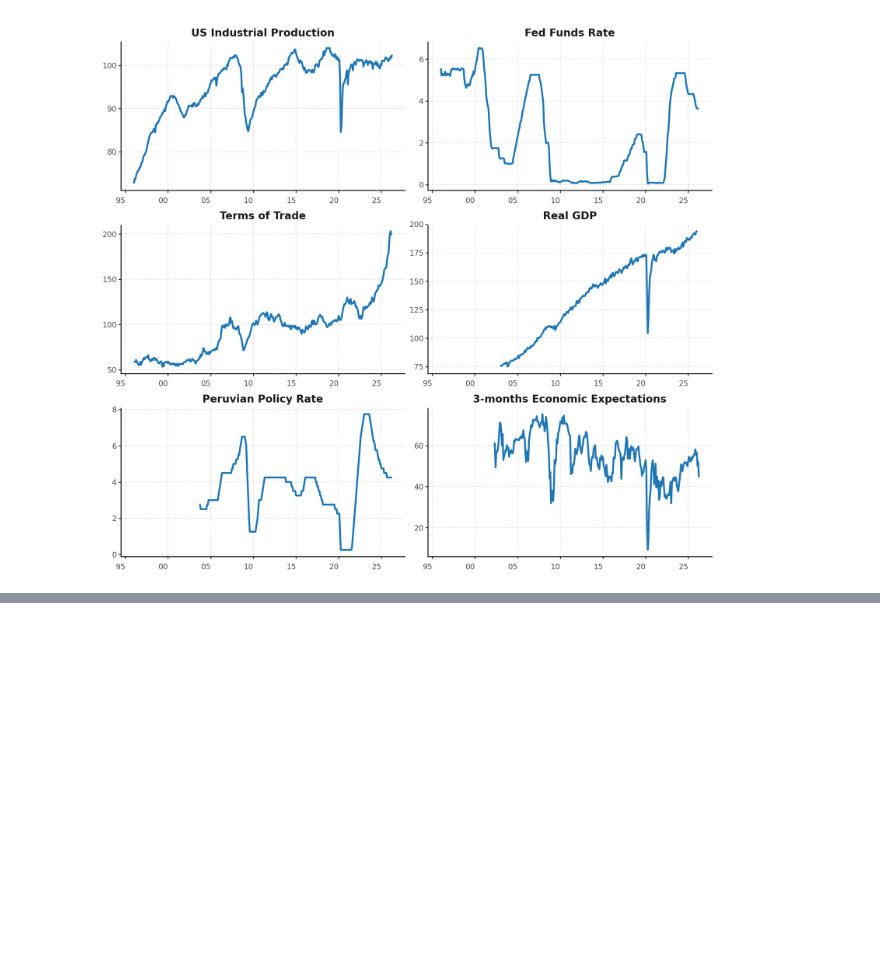
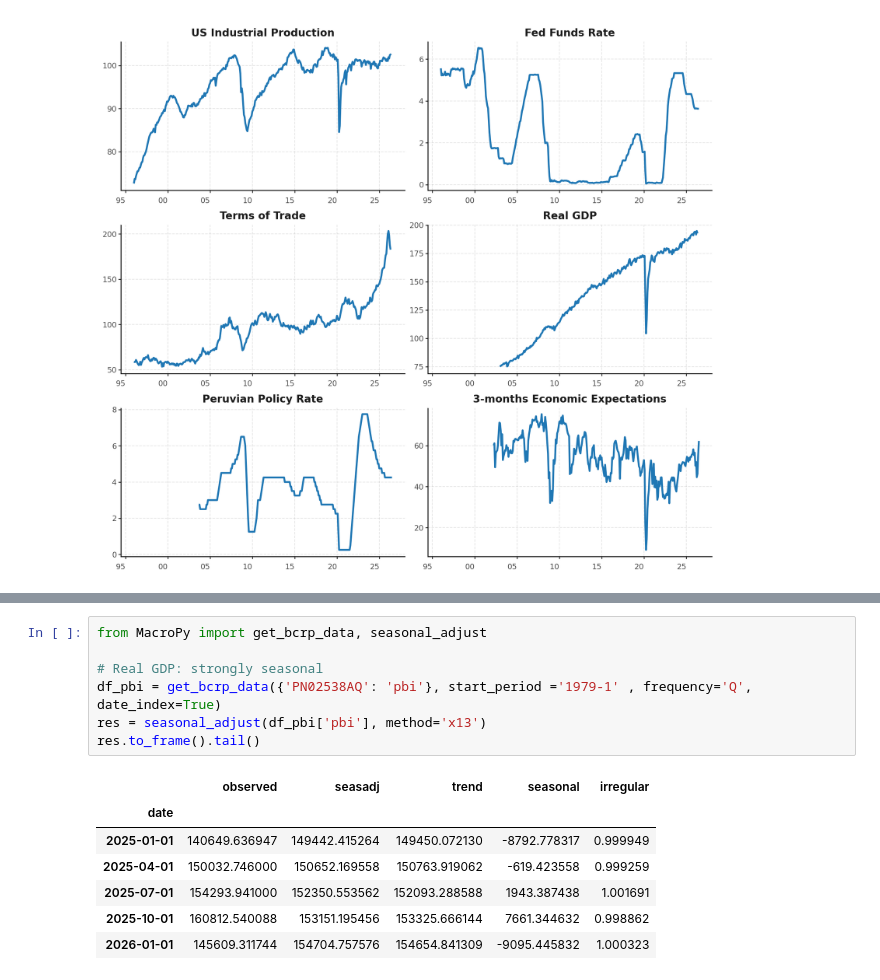
Before and after one commit to RenatoVassallo/MacroPy, a Jupyter notebook: tutorials/tutorial_api.ipynb, the cells around one changed output, grey strips where cells are left out. Saved outputs shown, nothing was run; the diff lists cells and outputs as text; blank space fills up the shorter version.

```diff
--- a/tutorials/tutorial_api.ipynb
+++ b/tutorials/tutorial_api.ipynb
@@ -82,0 +89,15 @@ generate_series_plot(yy=df_monthly[series_names], yy_dates=df_monthly["date"], s
+# %%
+from MacroPy import get_bcrp_data, seasonal_adjust
+
+# Real GDP: strongly seasonal
+df_pbi = get_bcrp_data({'PN02538AQ': 'pbi'}, start_period ='1979-1' , frequency='Q', date_index=True)
+res = seasonal_adjust(df_pbi['pbi'], method='x13')
+res.to_frame().tail()
+# %% [output]
+|  | observed | seasadj | trend | seasonal | irregular |
+| date |  |  |  |  |  |
+| 2025-01-01 | 140649.636947 | 149442.415264 | 149450.072130 | -8792.778317 | 0.999949 |
+| 2025-04-01 | 150032.746000 | 150652.169558 | 150763.919062 | -619.423558 | 0.999259 |
+| 2025-07-01 | 154293.941000 | 152350.553562 | 152093.288588 | 1943.387438 | 1.001691 |
+| 2025-10-01 | 160812.540088 | 153151.195456 | 153325.666144 | 7661.344632 | 0.998862 |
+| 2026-01-01 | 145609.311744 | 154704.757576 | 154654.841309 | -9095.445832 | 1.000323 |
```
Also changed, not shown: parts of 3 cells of this notebook, 15 other files.
